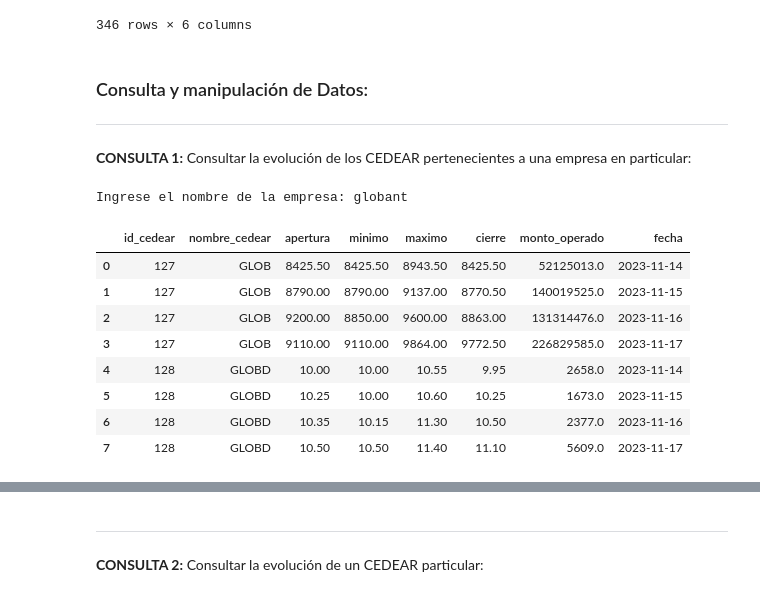
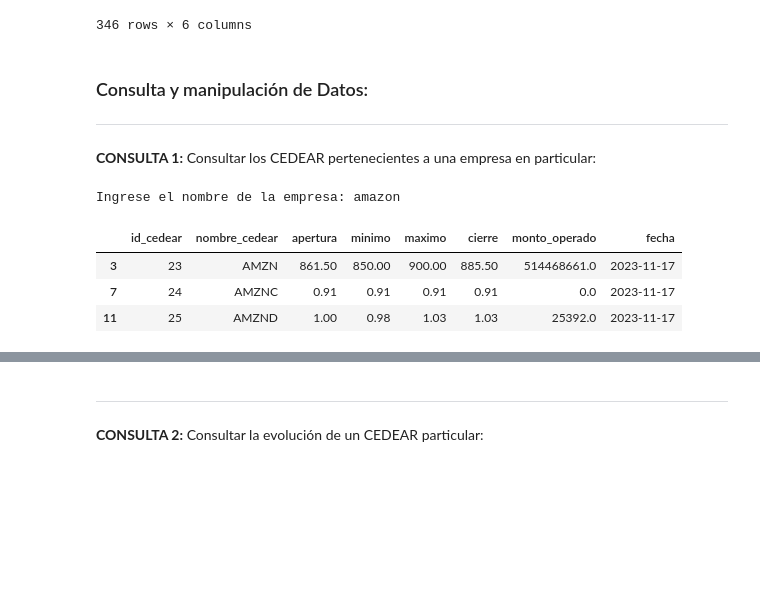
Before and after one commit to nicolasgds/ProyectoIntegrador2023, a Jupyter notebook: main.ipynb, the cells around one changed output, grey strips where cells are left out. Saved outputs shown, nothing was run; the diff lists cells and outputs as text; code cells hidden in the pictures; blank space fills up the shorter version.

Commit message:
Correcciones Consultas

```diff
--- a/main.ipynb
+++ b/main.ipynb
@@ -268,7 +268,7 @@ connection.commit()
 ### Consulta y manipulación de Datos:
 ---
 
-**CONSULTA 1:** Consultar la evolución de los CEDEAR pertenecientes a una empresa en particular:
+**CONSULTA 1:** Consultar los CEDEAR pertenecientes a una empresa en particular:
 # %%
 # Ver listado completo de Empresas disponibles:
 #comando = "SELECT (nombre_empresa) FROM empresas;"
@@ -276,22 +276,19 @@ connection.commit()
 # %%
 # Datos de sugerencia: "apple", "mcdonalds", "amazon", "globant".
 empresa = input("Ingrese el nombre de la empresa: ").upper()
 comando = "SELECT (id_empresa) FROM empresas WHERE nombre_empresa = '"+empresa+"';"
 id_empresa = list(pd.read_sql(comando, connection)['id_empresa'])[0]
 comando = "SELECT id_cedear, nombre_cedear, apertura, minimo, maximo, cierre, monto_operado, fecha FROM cedear INNER JOIN registros ON registros.indice_cedear = cedear.id_cedear WHERE indice_empresa = '"+str(id_empresa)+"';"
 df_consulta = pd.read_sql(comando, connection)
-df_consulta
+
+# Mostramos los registros correspondientes a la última fecha disponible:
+df_consulta[df_consulta['fecha'] == df_consulta['fecha'].max()]
 # %% [output]
-Ingrese el nombre de la empresa: globant
+Ingrese el nombre de la empresa: amazon
 |  | id_cedear | nombre_cedear | apertura | minimo | maximo | cierre | monto_operado | fecha |
-| 0 | 127 | GLOB | 8425.50 | 8425.50 | 8943.50 | 8425.50 | 52125013.0 | 2023-11-14 |
-| 1 | 127 | GLOB | 8790.00 | 8790.00 | 9137.00 | 8770.50 | 140019525.0 | 2023-11-15 |
-| 2 | 127 | GLOB | 9200.00 | 8850.00 | 9600.00 | 8863.00 | 131314476.0 | 2023-11-16 |
-| 3 | 127 | GLOB | 9110.00 | 9110.00 | 9864.00 | 9772.50 | 226829585.0 | 2023-11-17 |
-| 4 | 128 | GLOBD | 10.00 | 10.00 | 10.55 | 9.95 | 2658.0 | 2023-11-14 |
-| 5 | 128 | GLOBD | 10.25 | 10.00 | 10.60 | 10.25 | 1673.0 | 2023-11-15 |
-| 6 | 128 | GLOBD | 10.35 | 10.15 | 11.30 | 10.50 | 2377.0 | 2023-11-16 |
-| 7 | 128 | GLOBD | 10.50 | 10.50 | 11.40 | 11.10 | 5609.0 | 2023-11-17 |
+| 3 | 23 | AMZN | 861.50 | 850.00 | 900.00 | 885.50 | 514468661.0 | 2023-11-17 |
+| 7 | 24 | AMZNC | 0.91 | 0.91 | 0.91 | 0.91 | 0.0 | 2023-11-17 |
+| 11 | 25 | AMZND | 1.00 | 0.98 | 1.03 | 1.03 | 25392.0 | 2023-11-17 |
 # %%
 # Graficamos la evolución de los CEDEAR consultados:
 cedear = list(df_consulta['nombre_cedear'].unique())
```
Also changed, not shown: parts of 7 cells of this notebook.
